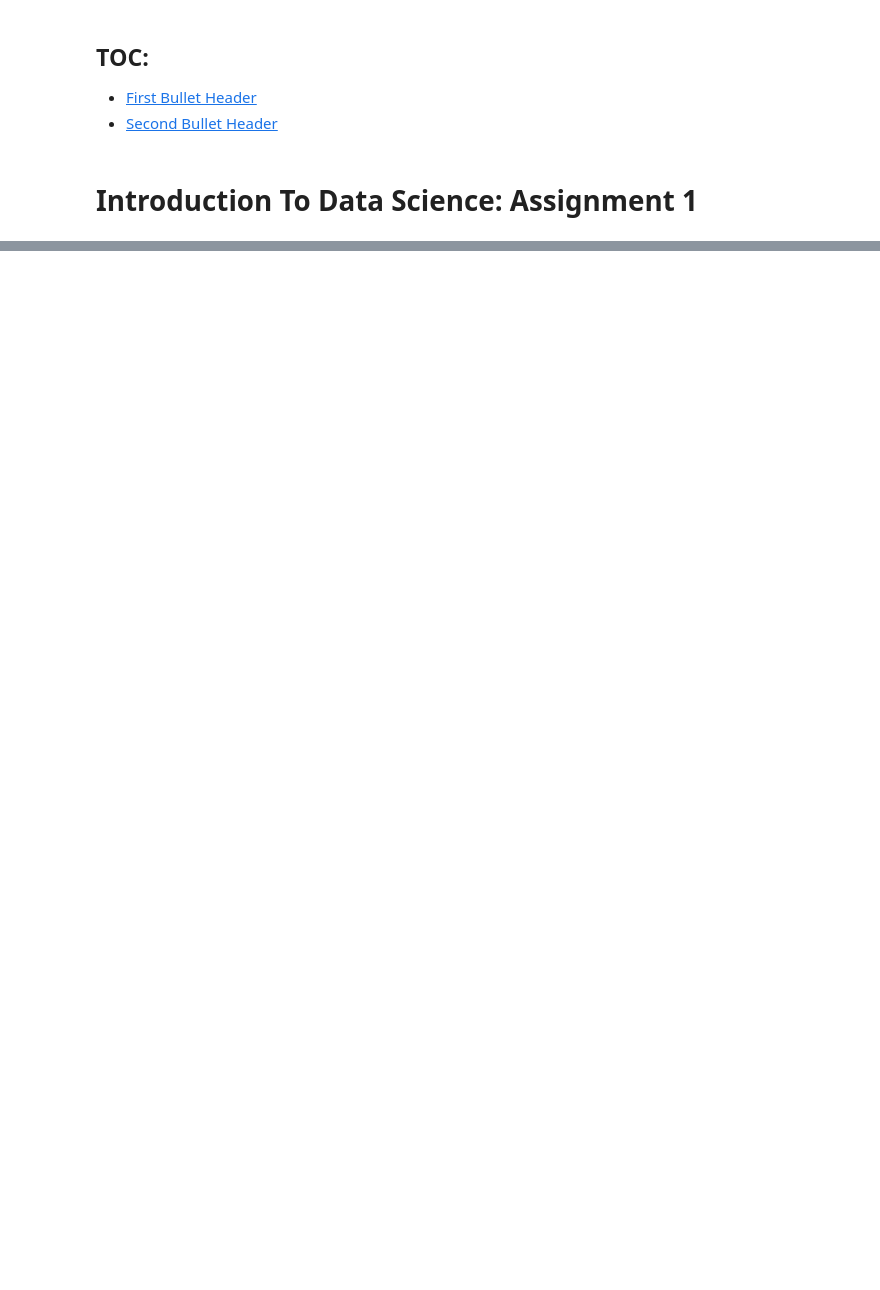
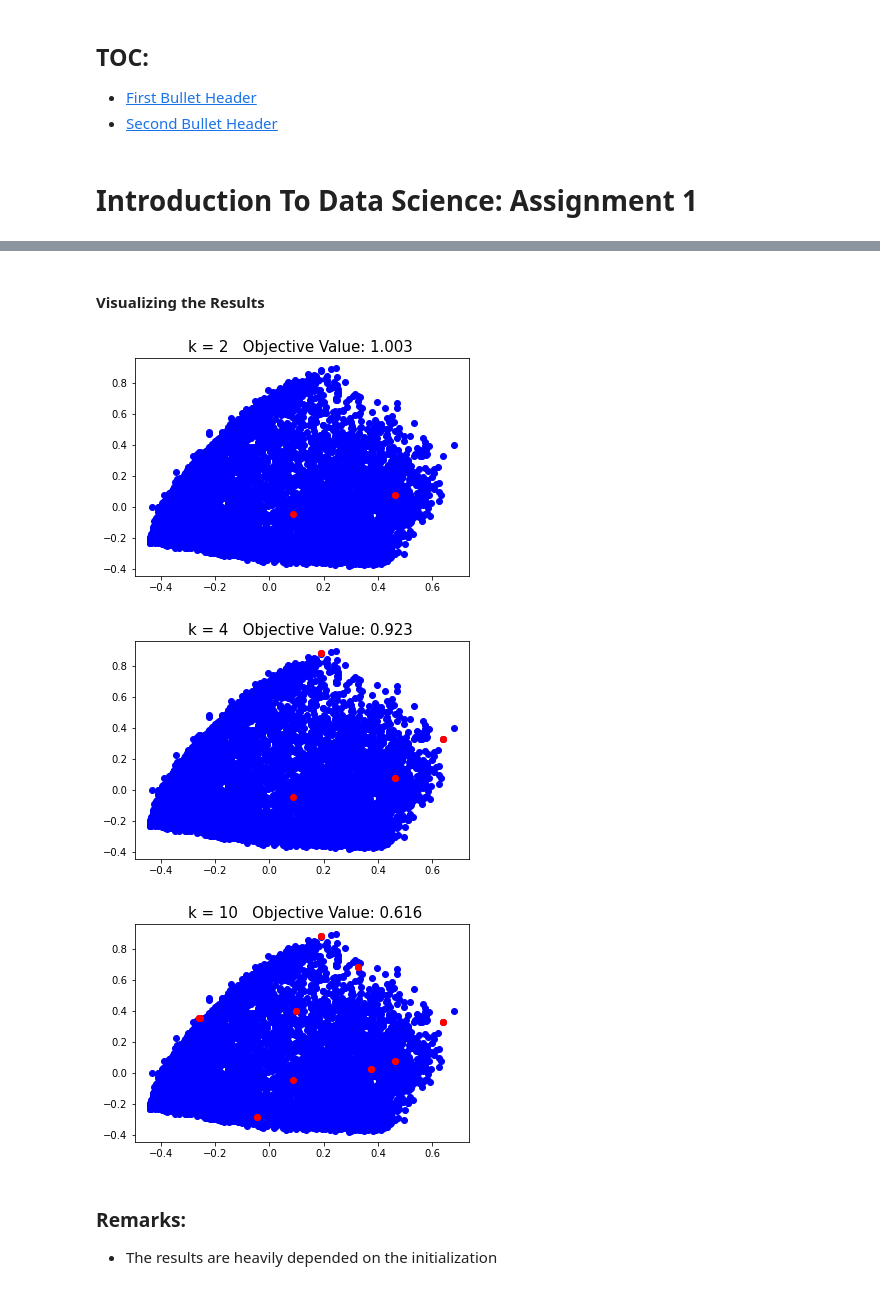
Before and after one commit to mshamir11/datascience-assignments, a Jupyter notebook: Assignments 1/4/question_4.ipynb, the cells around one changed output, grey strips where cells are left out. Drawn from its saved outputs; the diff is of its cells as text; code cells hidden in the pictures; blank space fills up the shorter version.

```diff
--- a/Assignments 1/4/question_4.ipynb
+++ b/Assignments 1/4/question_4.ipynb
@@ -34,0 +134,18 @@ df.head()
+# %% [markdown]
+#### Visualizing the Results
+# %%
+for k in k_list:
+    objective_value,k_center = k_means_greedy(df_normalize,k)
+    x=pca_2d.transform(np.array(df_normalize))
+    fig, ax = plt.subplots()
+    ax.scatter(x[:,0],x[:,1],c='blue')
+    ax.text(-0.3,1 , f"k = {k}   Objective Value: {round(objective_value,3)}", fontsize=15)
+    for item in k_center:
+        ax.scatter(x[item[1],0],x[item[1],1],c='red')
+# %% [output]
+[figure, added]
+[figure, added]
+[figure, added]
+# %% [markdown]
+### Remarks:
+* The results are heavily depended on the initialization
```
Also changed, not shown: parts of 21 cells of this notebook.
